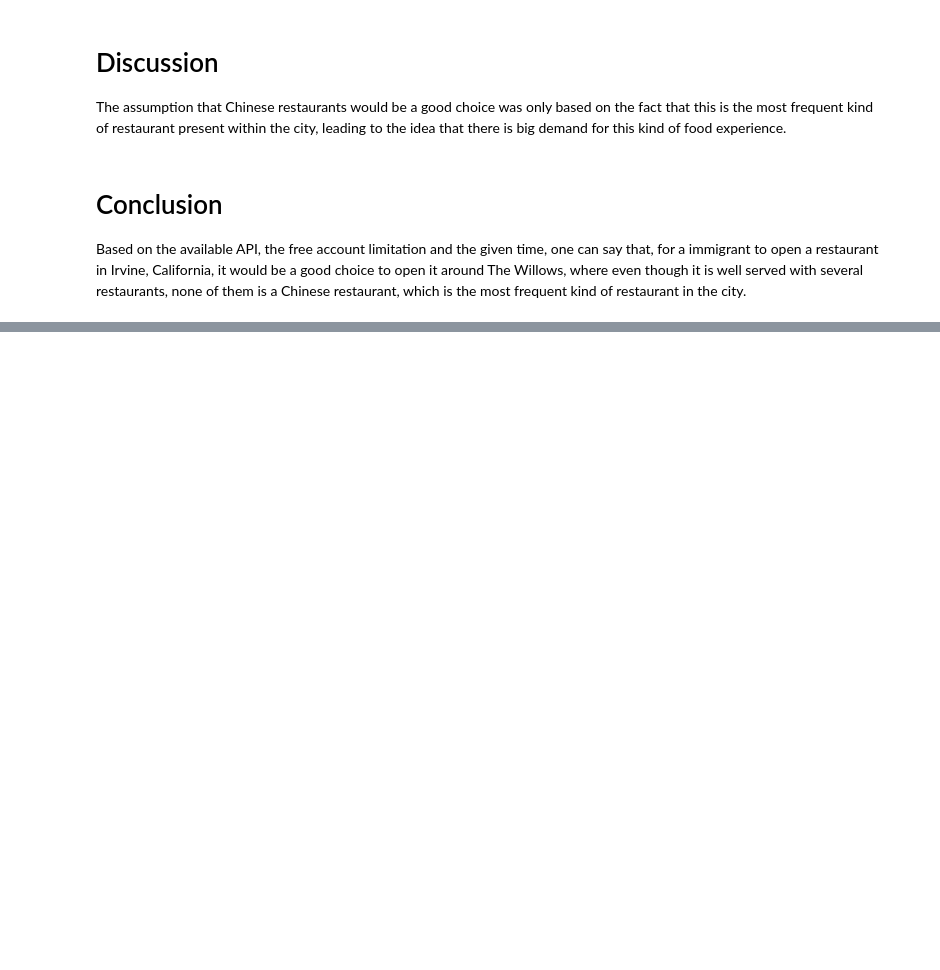
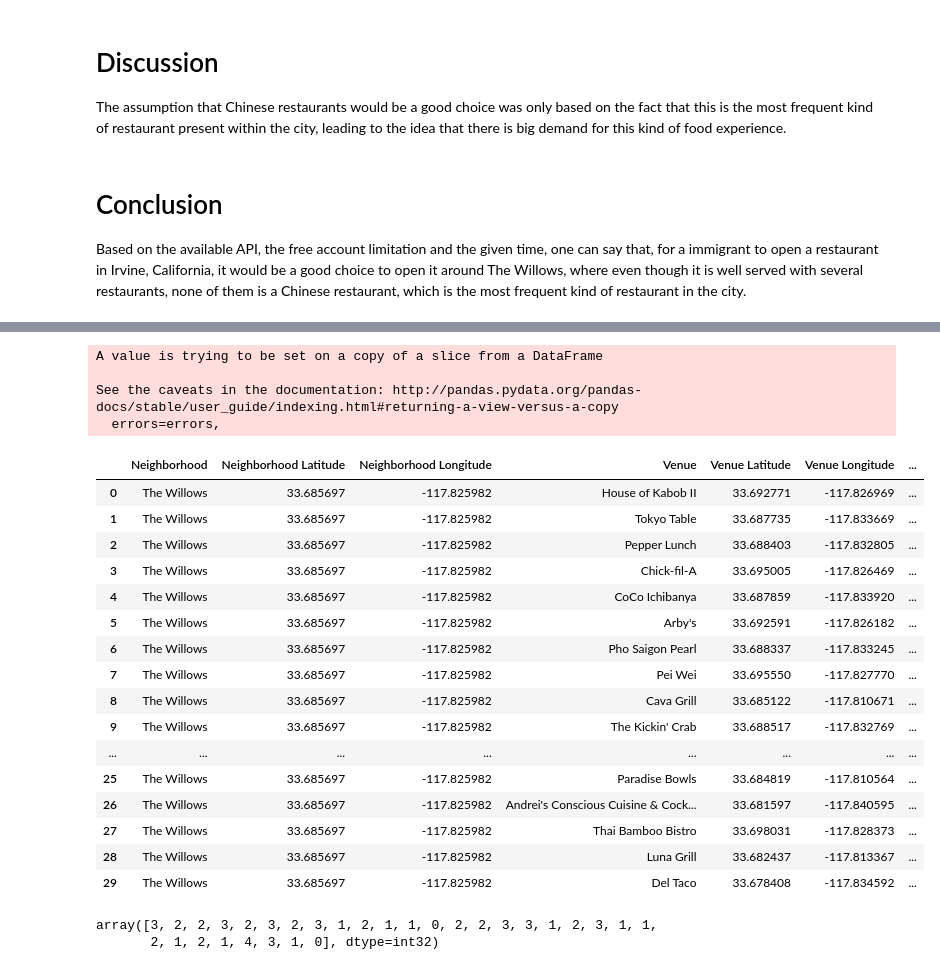
Before and after one commit to filipediniz/Coursera_Capstone, a Jupyter notebook: Week4.ipynb, the cells around one changed output, grey strips where cells are left out. Saved outputs shown, nothing was run; the diff lists cells and outputs as text; code cells hidden in the pictures; blank space fills up the shorter version.

```diff
--- a/Week4.ipynb
+++ b/Week4.ipynb
@@ -532,5 +535,6 @@ But where should one open a Chinese resturant? The best guess would be around a
 # %%
-irvine_without_venue = irvine_grouped[irvine_grouped['Chinese Restaurant'] == 0]['Neighborhood']
+type_of_venue = 'Chinese'
+irvine_without_venue = irvine_grouped[irvine_grouped[type_of_venue + ' Restaurant'] == 0]['Neighborhood']
 irvine_without_venue.reset_index()
 irvine_without_venue
 # %% [output]
@@ -575,8 +581,9 @@ Crossing the top 10 with the villages where there is no Chinese restaurant, it l
 # %%
+final_location = ''
 for i in range(0, irvine_counter.shape[0]):
-  #print('{} has {} venues and at least one of them is a Chinese Restaurant.'.format(irvine_counter.at[i, 'Neighborhood'], irvine_counter.at[i, 'Total']))
   if len(irvine_without_venue[irvine_without_venue == irvine_counter.at[i, 'Neighborhood']]) != 0:
-    print('{} has {} venues but no Chinese Restaurant.'.format(irvine_counter.at[i, 'Neighborhood'], irvine_counter.at[i, 'Total']))
+    print('{} has {} venues but no {} Restaurant.'.format(irvine_counter.at[i, 'Neighborhood'], irvine_counter.at[i, 'Total'], type_of_venue))
+    final_location = irvine_counter.at[i, 'Neighborhood']
     break
 # %% [output]
 The Willows has 30 venues but no Chinese Restaurant.
@@ -614,0 +602,46 @@ irvine_venues[(irvine_venues['Neighborhood'] == 'The Willows') & (irvine_venues[
+# %%
+irvine_venues[(irvine_venues['Neighborhood'] == final_location) & (irvine_venues['Venue Category'].str.contains('Restaurant'))]
+final_location_restaurants = irvine_venues[(irvine_venues['Neighborhood'] == final_location) & (irvine_venues['Venue Category'].str.contains('Restaurant'))]
+final_location_restaurants.reset_index(inplace=True)
+final_location_restaurants.drop('index', 1, inplace=True)
+
+final_location_restaurants_coord = final_location_restaurants[['Venue Latitude', 'Venue Longitude']]
+final_location_restaurants_coord.reset_index(inplace=True)
+final_location_restaurants_coord.drop('index', 1, inplace=True)
+# %% [output]
+A value is trying to be set on a copy of a slice from a DataFrame
+
+See the caveats in the documentation: http://pandas.pydata.org/pandas-docs/stable/user_guide/indexing.html#returning-a-view-versus-a-copy
+  errors=errors,
+# %%
+final_location_restaurants
+# %% [output]
+|  | Neighborhood | Neighborhood Latitude | Neighborhood Longitude | Venue | Venue Latitude | Venue Longitude | ... |
+| 0 | The Willows | 33.685697 | -117.825982 | House of Kabob II | 33.692771 | -117.826969 | ... |
+| 1 | The Willows | 33.685697 | -117.825982 | Tokyo Table | 33.687735 | -117.833669 | ... |
+| 2 | The Willows | 33.685697 | -117.825982 | Pepper Lunch | 33.688403 | -117.832805 | ... |
+| 3 | The Willows | 33.685697 | -117.825982 | Chick-fil-A | 33.695005 | -117.826469 | ... |
+| 4 | The Willows | 33.685697 | -117.825982 | CoCo Ichibanya | 33.687859 | -117.833920 | ... |
+| 5 | The Willows | 33.685697 | -117.825982 | Arby's | 33.692591 | -117.826182 | ... |
+| 6 | The Willows | 33.685697 | -117.825982 | Pho Saigon Pearl | 33.688337 | -117.833245 | ... |
+| 7 | The Willows | 33.685697 | -117.825982 | Pei Wei | 33.695550 | -117.827770 | ... |
+| 8 | The Willows | 33.685697 | -117.825982 | Cava Grill | 33.685122 | -117.810671 | ... |
+| 9 | The Willows | 33.685697 | -117.825982 | The Kickin' Crab | 33.688517 | -117.832769 | ... |
+| ... | ... | ... | ... | ... | ... | ... | ... |
+| 25 | The Willows | 33.685697 | -117.825982 | Paradise Bowls | 33.684819 | -117.810564 | ... |
+| 26 | The Willows | 33.685697 | -117.825982 | Andrei's Conscious Cuisine & Cock... | 33.681597 | -117.840595 | ... |
+| 27 | The Willows | 33.685697 | -117.825982 | Thai Bamboo Bistro | 33.698031 | -117.828373 | ... |
+| 28 | The Willows | 33.685697 | -117.825982 | Luna Grill | 33.682437 | -117.813367 | ... |
+| 29 | The Willows | 33.685697 | -117.825982 | Del Taco | 33.678408 | -117.834592 | ... |
+# %%
+# set number of clusters
+kclusters = 5
+
+# run k-means clustering
+kmeans = KMeans(n_clusters=kclusters, random_state=0).fit(final_location_restaurants_coord)
+
+# check cluster labels generated for each row in the dataframe
+kmeans.labels_
+# %% [output]
+array([3, 2, 2, 3, 2, 3, 2, 3, 1, 2, 1, 1, 0, 2, 2, 3, 3, 1, 2, 3, 1, 1,
+       2, 1, 2, 1, 4, 3, 1, 0], dtype=int32)
```
Also changed, not shown: parts of 23 cells of this notebook.
